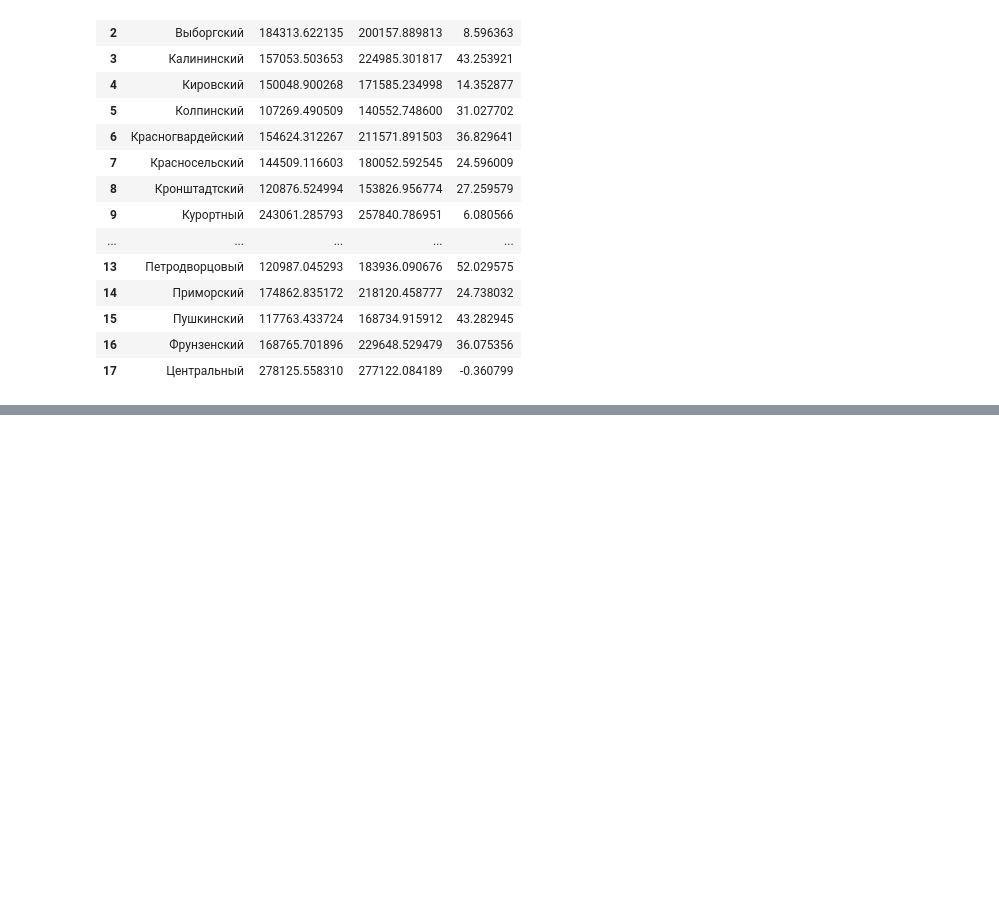
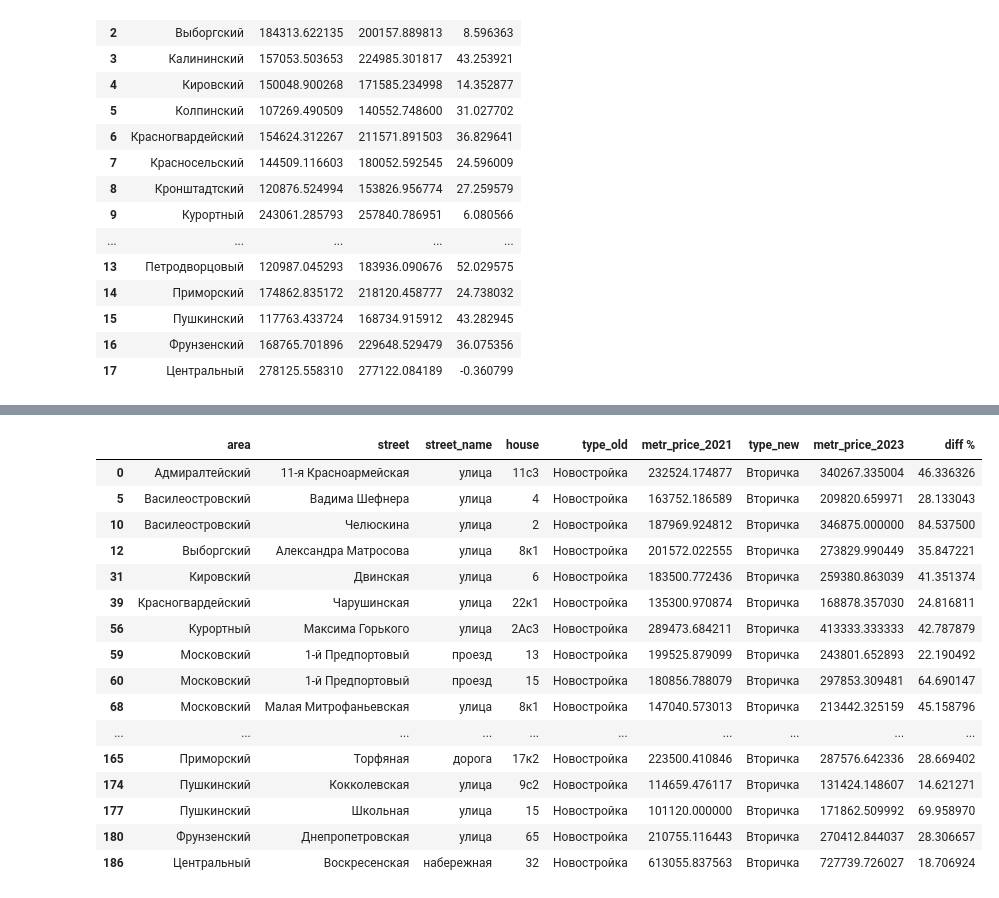
Before and after one commit to zoubrator/RealEstateSpb, a Jupyter notebook: buy_a_dream_apartment.ipynb, the cells around one changed output, grey strips where cells are left out. Cells and saved outputs as stored; diff of their text form; code cells hidden in the pictures; blank space fills up the shorter version.

```diff
--- a/buy_a_dream_apartment.ipynb
+++ b/buy_a_dream_apartment.ipynb
@@ -888,0 +924,21 @@ KeyError: False
+# %%
+# Причешем новый датасет
+def addr_new(row):
+    names = ['улица', 'аллея', ' проспект', 'проспект', 'набережная', ' линия', 'переулок', 'дорога', 'шоссе', 'бульвар', 'проезд', 'площадь', 'коса', 'проток']
+    if row['type'] == row['type']:
+        row['type'] = 'Новостройка'
+    else:
+        row['type'] = 'Вторичка'
+    row['area'] = row['area'].replace('район','').strip()
+    row['house'] = row['house'].strip()
+    for name in names:
+        if row['street'].find(name) >= 0:
+            row['street_name'] = name
+            row['street'] = row['street'].replace(name, '').strip()
+            break
+    return row
+flats_new = flats_new[(flats_new['street'].notna()) & (flats_new['house'].notna())]
+flats_new['street_name'] = ''
+flats_new = flats_new.apply(addr_new, axis=1)
+flats_new = flats_new[flats_new['street_name'] != '']
+flats_new
@@ -888,0 +959,7 @@ KeyError: False
+# %%
+# Сгруппируем все данные по старому датасету
+group_old = flats_old.groupby(['area','street','street_name','house', 'type']).agg({'total_area':'sum', 'price':'sum'})
+group_old['metr_price_2021'] = group_old['price'] / group_old['total_area']
+group_old.drop(columns=['total_area','price'], inplace=True)
+group_old = group_old.reset_index()
+group_old
@@ -888,0 +980,7 @@ KeyError: False
+# %%
+# Сгруппируем все данные по новому датасету
+group_new = flats_new.groupby(['area','street','street_name','house', 'type']).agg({'total_area':'sum', 'price':'sum'})
+group_new['metr_price_2023'] = group_new['price'] / group_new['total_area']
+group_new.drop(columns=['total_area','price'], inplace=True)
+group_new = group_new.reset_index()
+group_new
@@ -888,0 +1001,5 @@ KeyError: False
+# %%
+# Соединим два датасета и посмотрим на рост цен по домам
+group = group_old.merge(group_new, on=['area','street','street_name','house'], how='inner', suffixes=('_old', '_new'))
+group['diff %'] = (group['metr_price_2023'] - group['metr_price_2021']) / group['metr_price_2021'] * 100
+group
@@ -888,0 +1020,21 @@ KeyError: False
+# %%
+# домов легенды нет к сожалению, поэтому просто посмотрим новостройки, которые стали вторичками
+group[(group['type_old'] == 'Новостройка') & (group['type_new'] == 'Вторичка')]
+# %% [output]
+|  | area | street | street_name | house | type_old | metr_price_2021 | type_new | metr_price_2023 | diff % |
+| 0 | Адмиралтейский | 11-я Красноармейская | улица | 11с3 | Новостройка | 232524.174877 | Вторичка | 340267.335004 | 46.336326 |
+| 5 | Василеостровский | Вадима Шефнера | улица | 4 | Новостройка | 163752.186589 | Вторичка | 209820.659971 | 28.133043 |
+| 10 | Василеостровский | Челюскина | улица | 2 | Новостройка | 187969.924812 | Вторичка | 346875.000000 | 84.537500 |
+| 12 | Выборгский | Александра Матросова | улица | 8к1 | Новостройка | 201572.022555 | Вторичка | 273829.990449 | 35.847221 |
+| 31 | Кировский | Двинская | улица | 6 | Новостройка | 183500.772436 | Вторичка | 259380.863039 | 41.351374 |
+| 39 | Красногвардейский | Чарушинская | улица | 22к1 | Новостройка | 135300.970874 | Вторичка | 168878.357030 | 24.816811 |
+| 56 | Курортный | Максима Горького | улица | 2Ас3 | Новостройка | 289473.684211 | Вторичка | 413333.333333 | 42.787879 |
+| 59 | Московский | 1-й Предпортовый | проезд | 13 | Новостройка | 199525.879099 | Вторичка | 243801.652893 | 22.190492 |
+| 60 | Московский | 1-й Предпортовый | проезд | 15 | Новостройка | 180856.788079 | Вторичка | 297853.309481 | 64.690147 |
+| 68 | Московский | Малая Митрофаньевская | улица | 8к1 | Новостройка | 147040.573013 | Вторичка | 213442.325159 | 45.158796 |
+| ... | ... | ... | ... | ... | ... | ... | ... | ... | ... |
+| 165 | Приморский | Торфяная | дорога | 17к2 | Новостройка | 223500.410846 | Вторичка | 287576.642336 | 28.669402 |
+| 174 | Пушкинский | Кокколевская | улица | 9с2 | Новостройка | 114659.476117 | Вторичка | 131424.148607 | 14.621271 |
+| 177 | Пушкинский | Школьная | улица | 15 | Новостройка | 101120.000000 | Вторичка | 171862.509992 | 69.958970 |
+| 180 | Фрунзенский | Днепропетровская | улица | 65 | Новостройка | 210755.116443 | Вторичка | 270412.844037 | 28.306657 |
+| 186 | Центральный | Воскресенская | набережная | 32 | Новостройка | 613055.837563 | Вторичка | 727739.726027 | 18.706924 |
```
Also changed, not shown: parts of 11 cells of this notebook.
